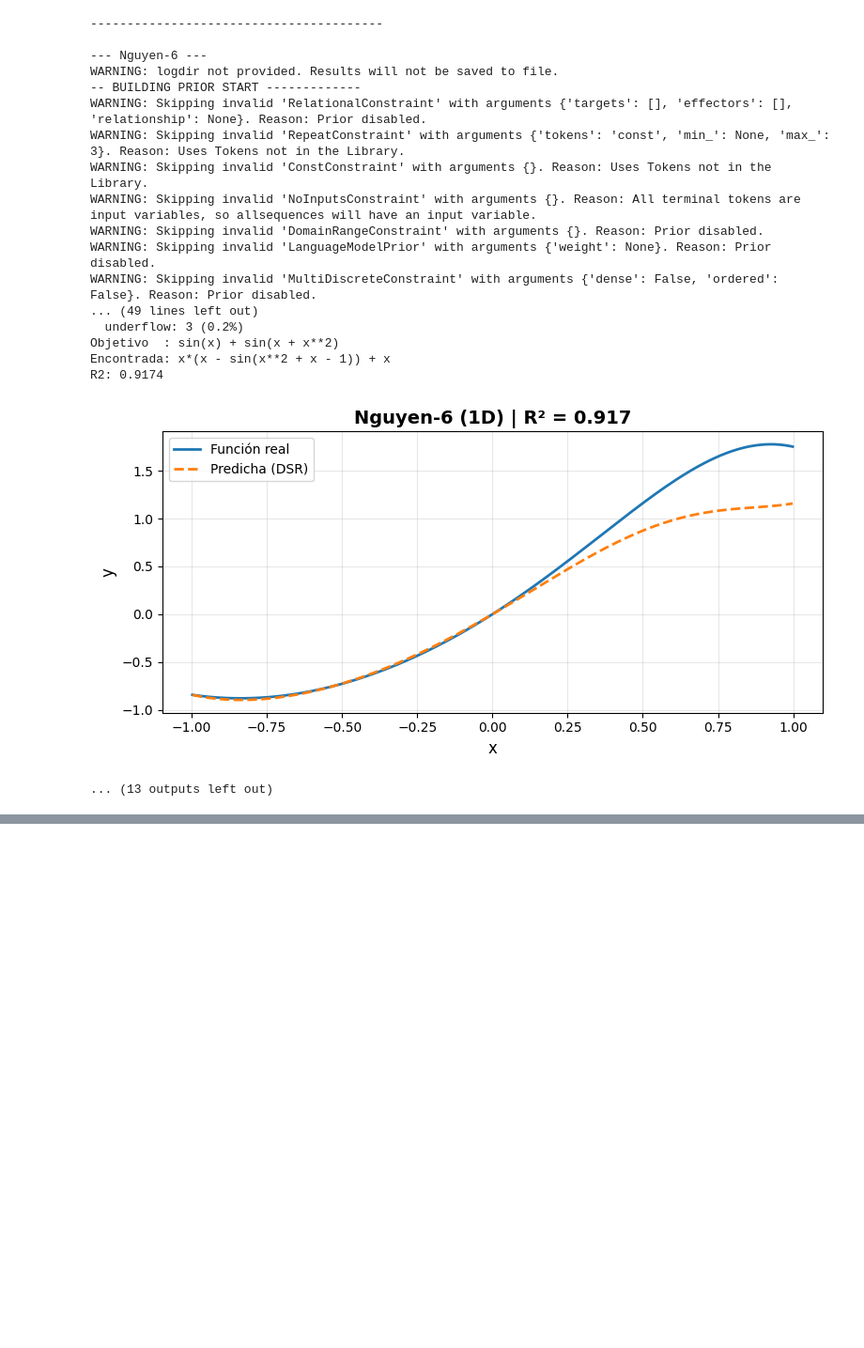
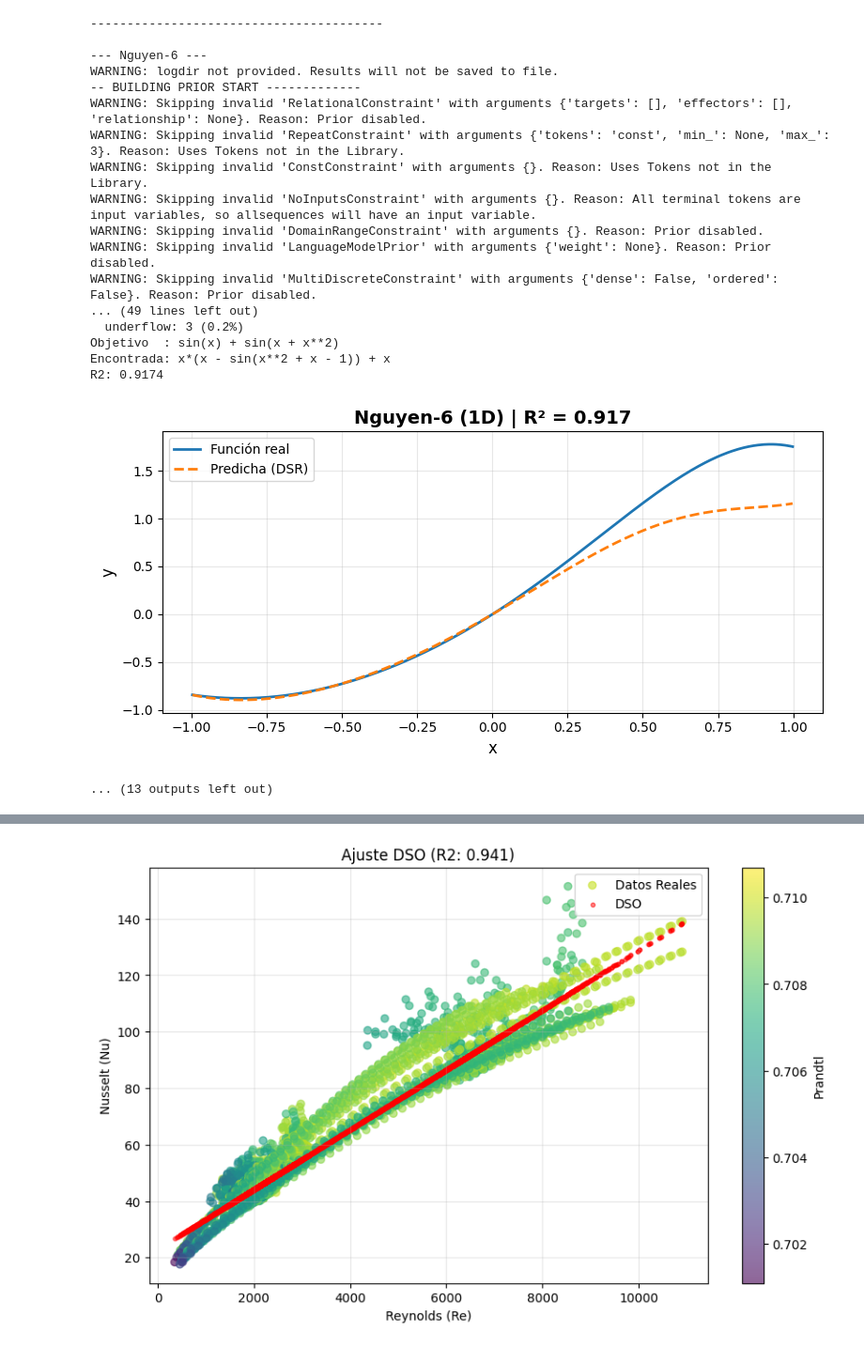
Before and after one commit to Mauroogonz/Proyecto_IC_2a, a Jupyter notebook: Proyecto_IC_DSR.ipynb, the cells around one changed output, grey strips where cells are left out. Shown at 94% size. Drawn from its saved outputs; the diff is of its cells as text; code cells hidden in the pictures; blank space fills up the shorter version.

```diff
--- a/Proyecto_IC_DSR.ipynb
+++ b/Proyecto_IC_DSR.ipynb
@@ -1177,0 +676,88 @@ R2: 0.9174
+# %%
+import pandas as pd
+import numpy as np
+import matplotlib.pyplot as plt
+from dso import DeepSymbolicRegressor
+from sklearn.metrics import r2_score, mean_squared_error
+import os
+
+def main():
+    # 1. Carga de datos
+    filename = "C:/Users/Benjamin/Universidad/Inteligencia/Proyecto_IC_2a/Datos batería/resources/df_n_53.txt"
+    if os.path.exists(filename):
+        df = pd.read_csv(filename)
+    else:
+        # Busca en directorio del script
+        script_dir = os.path.dirname(os.path.abspath(__file__))
+        df = pd.read_csv(os.path.join(script_dir, filename))
+
+    # Filtrar validos
+    df = df[(df['Rem'] > 0) & (df['prandtl'] > 0) & (df['nusselt'] > 0)].copy()
+
+    # Variables: 3 entradas (Re, Pr, K)
+    X_raw = df[['Rem', 'prandtl', 'K']].values
+    y_raw = df['nusselt'].values
+
+    # Normalizacion
+    X_mean, X_std = X_raw.mean(axis=0), X_raw.std(axis=0)
+    y_mean, y_std = y_raw.mean(), y_raw.std()
+
+    X_train = (X_raw - X_mean) / X_std
+    y_train = (y_raw - y_mean) / y_std
+
+    # 2. Configuracion
+    config = {
+        "task": {
+            "function_set": ["add", "sub", "mul", "div", "exp", "log", "sqrt"],
+        },
+        "training": {
+            "n_samples": 2000,
+            "batch_size": 500,
+            "epsilon": 0.05,
+            "baseline": "R_e",
+        }
+    }
+
+    # 3. Entrenamiento
+    model = DeepSymbolicRegressor(config=config)
+    print("Entrenando...")
+    model.fit(X_train, y_train)
+
+    # 4. Resultados
+    print("\nFormula (normalizada):")
+    print(model.program_)
+
+    # Prediccion y desnormalizacion
+    y_pred_norm = model.predict(X_train)
+    y_pred = (y_pred_norm * y_std) + y_mean
+
+    # Metricas
+    r2 = r2_score(y_raw, y_pred)
+    rmse = np.sqrt(mean_squared_error(y_raw, y_pred))
+
+    print(f"R2: {r2:.4f}")
+    print(f"RMSE: {rmse:.4f}")
+
+    # 5. Grafico (Nu vs Re coloreado por Pr)
+    plt.figure(figsize=(10, 6))
+
+    # Datos reales
+    sc = plt.scatter(X_raw[:, 0], y_raw,
+                     c=X_raw[:, 1], cmap='viridis',
+                     alpha=0.6, label='Datos Reales')
+
+    # Prediccion
+    plt.scatter(X_raw[:, 0], y_pred,
+                color='red', s=10, alpha=0.5, label='DSO')
+
+    plt.colorbar(sc, label='Prandtl')
+    plt.xlabel('Reynolds (Re)')
+    plt.ylabel('Nusselt (Nu)')
+    plt.title(f'Ajuste DSO (R2: {r2:.3f})')
+    plt.legend()
+    plt.grid(True, alpha=0.3)
+    plt.show()
+
+if __name__ == "__main__":
+    main()
+# %% [output]
@@ -1177,0 +781 @@ R2: 0.9174
+[figure, added]
```
Also changed, not shown: parts of 10 cells of this notebook, 8 other files.
